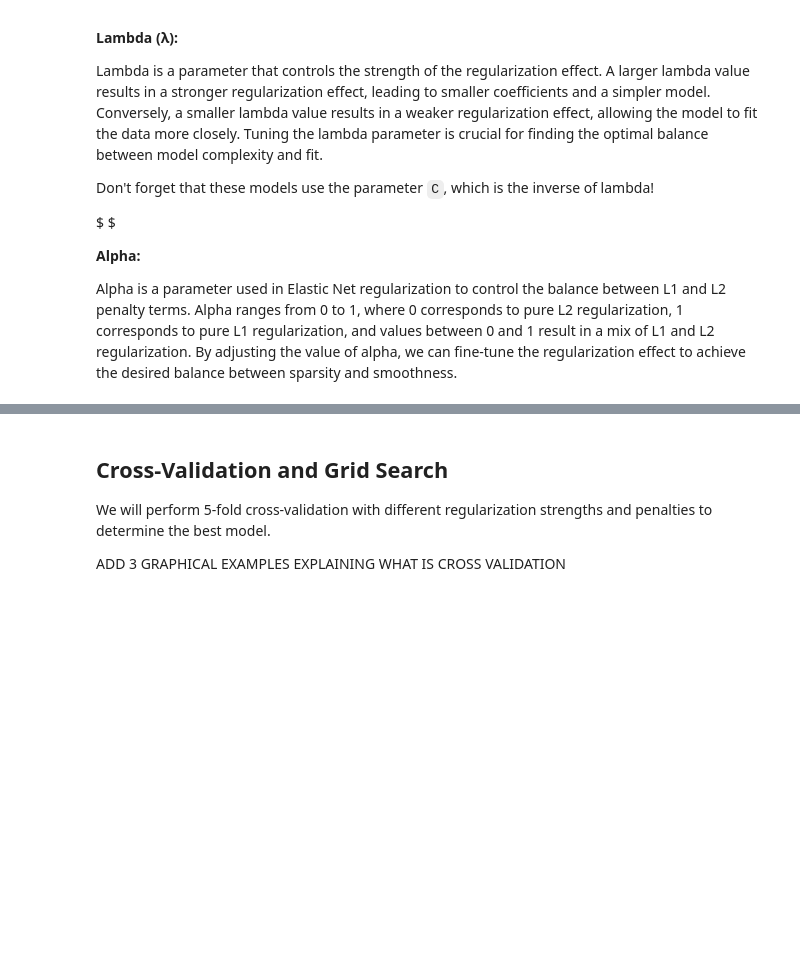
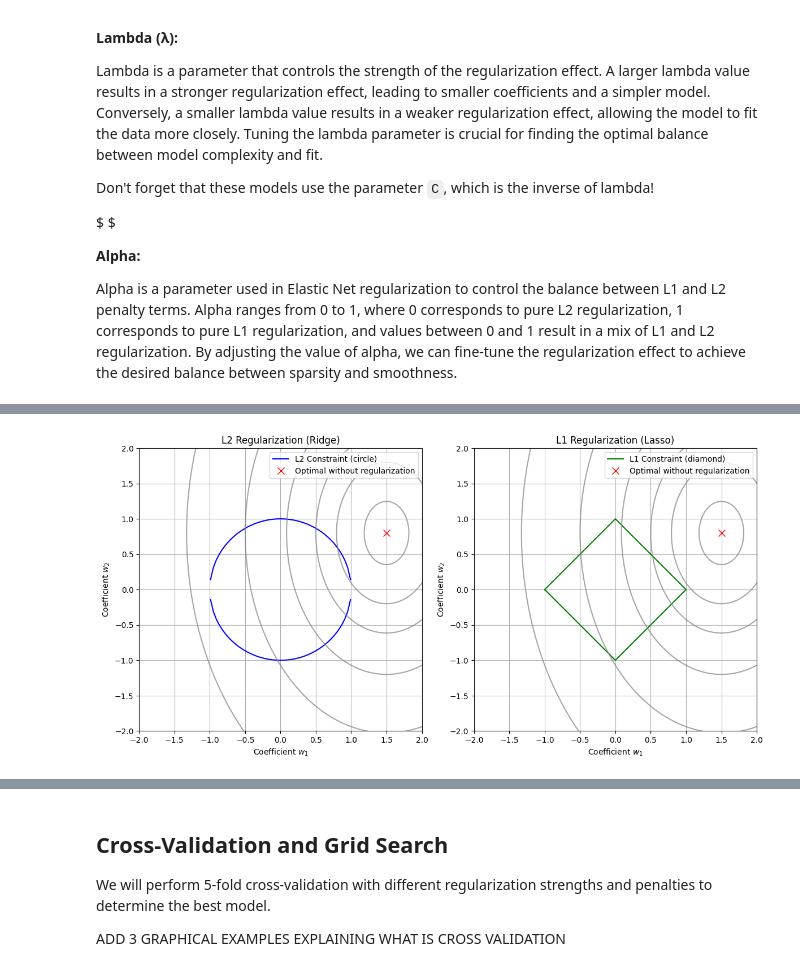
Before and after one commit to Gonza2000/Machine-Learning-6-SIN-A-Mar-Jul-2026, a Jupyter notebook: Logistic_Regression.ipynb, the cells around one changed output, grey strips where cells are left out. Cells and saved outputs as stored; diff of their text form; code cells hidden in the pictures; blank space fills up the shorter version.

```diff
--- a/Logistic_Regression.ipynb
+++ b/Logistic_Regression.ipynb
@@ -328,0 +345,54 @@ Alpha is a parameter used in Elastic Net regularization to control the balance b
+# %%
+import numpy as np
+import matplotlib.pyplot as plt
+
+# Dummy loss function contours (ellipses centered at non-zero point)
+def plot_loss_contours(ax, w1_center, w2_center):
+    delta = 0.025
+    w1_range = np.arange(-2.5, 2.5, delta)
+    w2_range = np.arange(-2.5, 2.5, delta)
+    W1, W2 = np.meshgrid(w1_range, w2_range)
+    # Simulating a quadratic loss function, centered at (w1_center, w2_center)
+    Z = (W1 - w1_center)**2 + (W2 - w2_center)**2 / 2
+    ax.contour(W1, W2, Z, levels=[0.1, 0.5, 1, 2, 4, 8], colors='gray', alpha=0.7)
+    ax.plot(w1_center, w2_center, 'x', color='red', markersize=8, label='Optimal without regularization')
+
+# Plotting L2 Regularization
+fig, axes = plt.subplots(1, 2, figsize=(12, 6))
+
+# L2 Plot
+ax = axes[0]
+w = np.linspace(-2, 2, 100)
+w_l2_constraint = 1  # Radius of the L2 ball
+ax.plot(w, np.sqrt(w_l2_constraint - w**2), 'b', label='L2 Constraint (circle)')
+ax.plot(w, -np.sqrt(w_l2_constraint - w**2), 'b')
+plot_loss_contours(ax, 1.5, 0.8) # Center the loss function slightly off to see the interaction
+
+ax.set_title('L2 Regularization (Ridge)')
+ax.set_xlabel('Coefficient $w_1$')
+ax.set_ylabel('Coefficient $w_2$')
+ax.set_xlim([-2, 2])
+ax.set_ylim([-2, 2])
+ax.set_aspect('equal', adjustable='box')
+ax.grid(True)
+ax.legend()
+
+# Plotting L1 Regularization
+ax = axes[1]
+w_l1_constraint = 1 # "Radius" of the L1 ball
+ax.plot([-w_l1_constraint, 0, w_l1_constraint, 0, -w_l1_constraint], [0, w_l1_constraint, 0, -w_l1_constraint, 0], 'g', label='L1 Constraint (diamond)')
+plot_loss_contours(ax, 1.5, 0.8) # Same center for the loss function
+
+ax.set_title('L1 Regularization (Lasso)')
+ax.set_xlabel('Coefficient $w_1$')
+ax.set_ylabel('Coefficient $w_2$')
+ax.set_xlim([-2, 2])
+ax.set_ylim([-2, 2])
+ax.set_aspect('equal', adjustable='box')
+ax.grid(True)
+ax.legend()
+
+plt.tight_layout()
+plt.show()
+# %% [output]
+[figure, added]
```
Also changed, not shown: parts of 2 cells of this notebook.
